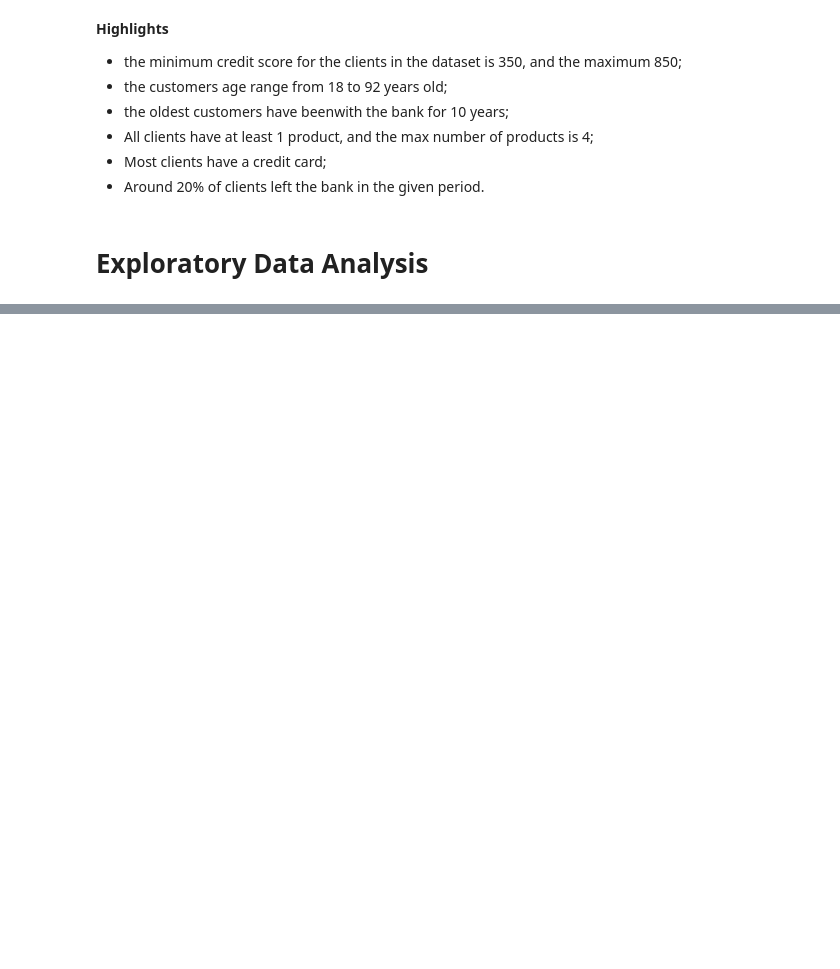
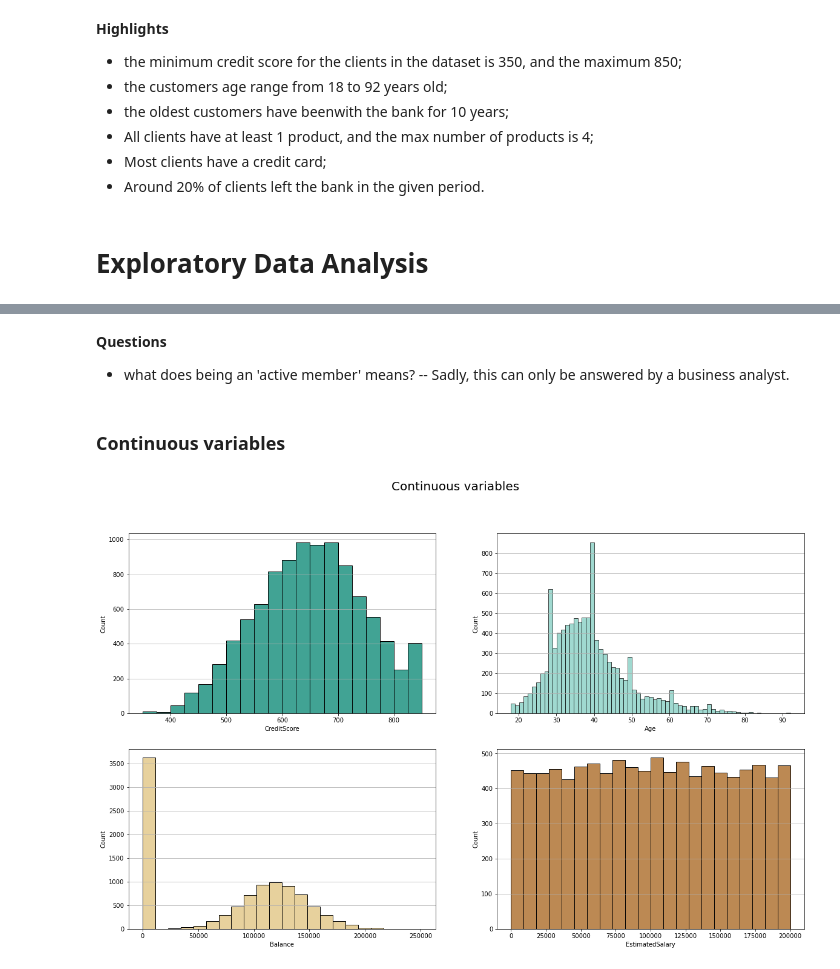
Before and after one commit to gperbone/Bank_Customer_Churn, a Jupyter notebook: bank_churn.ipynb, the cells around one changed output, grey strips where cells are left out. Saved outputs shown, nothing was run; the diff lists cells and outputs as text; code cells hidden in the pictures; blank space fills up the shorter version.

```diff
--- a/bank_churn.ipynb
+++ b/bank_churn.ipynb
@@ -173,0 +186,25 @@ ax.bar_label(ax.containers[0])
+# %% [markdown]
+**Questions**
+- what does being an 'active member' means?
+-- Sadly, this can only be answered by a business analyst.
+# %% [markdown]
+### Continuous variables
+# %%
+fig, ax = plt.subplots(2,2, figsize=(20,12))
+
+sns.histplot(data=df_bank_churn, x='CreditScore', color='#018571', bins=20, ax=ax[0,0])
+ax[0,0].grid(axis='y')
+
+sns.histplot(data=df_bank_churn, x='Age', color='#80cdc1', ax=ax[0,1])
+ax[0,1].grid(axis='y')
+
+sns.histplot(data=df_bank_churn, x='Balance', color='#dfc27d', ax=ax[1,0])
+ax[1,0].grid(axis='y')
+
+sns.histplot(data=df_bank_churn, x='EstimatedSalary', color='#a6611a', ax=ax[1,1])
+ax[1,1].grid(axis='y')
+
+plt.suptitle('Continuous variables', fontsize=20)
+plt.show()
+# %% [output]
+[figure, added]
```
Also changed, not shown: parts of 19 cells of this notebook.
